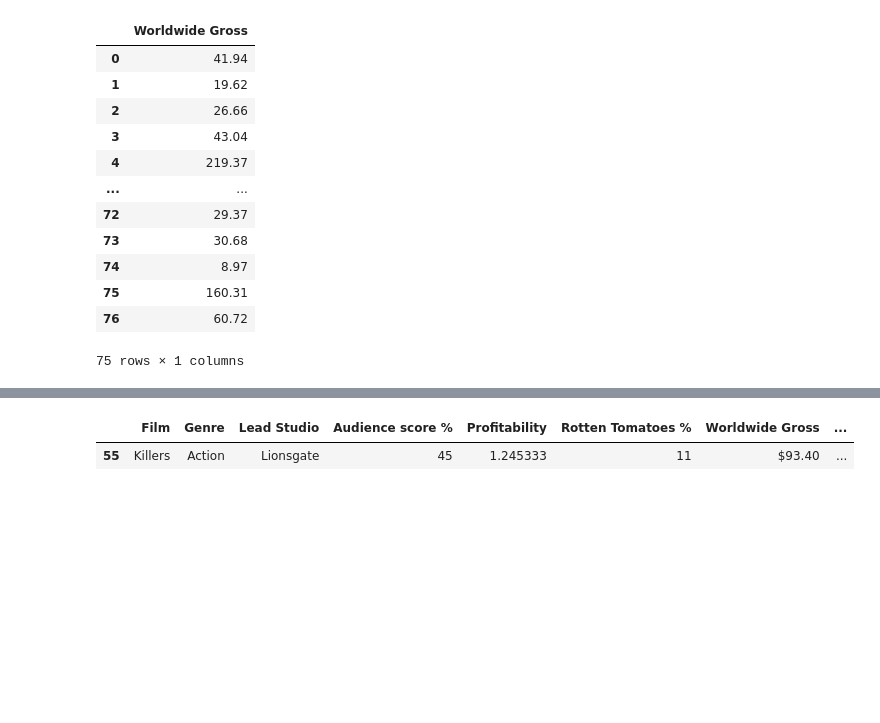
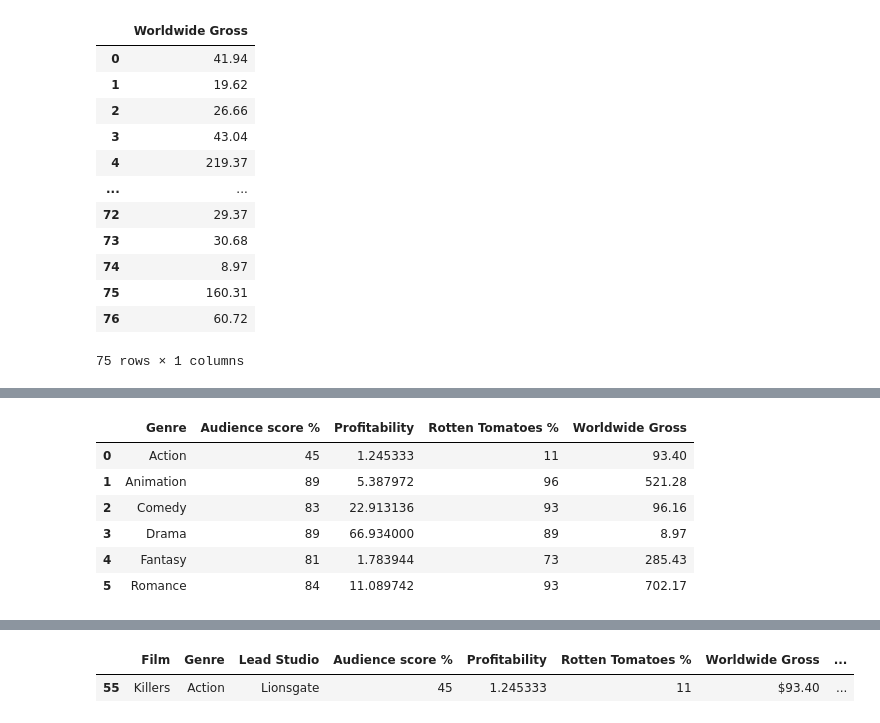
Before and after one commit to staspb2012/Educational_projects, a Jupyter notebook: Cinema_stats.ipynb, the cells around one changed output, grey strips where cells are left out. Drawn from its saved outputs; the diff is of its cells as text; code cells hidden in the pictures; blank space fills up the shorter version.

```diff
--- a/Cinema_stats.ipynb
+++ b/Cinema_stats.ipynb
@@ -258,0 +238,16 @@ del_dup_cinema.groupby('Genre').agg('min')
+# %%
+#Спомошью групировки по колонке 'Genre' получаем максимальные значения для каждого жанра и название картины
+del_dup_cinema.groupby('Genre').agg({
+  "Audience score %": "max",
+  "Profitability": "max",
+  "Rotten Tomatoes %": "max",
+  "Worldwide Gross": "max"
+}).reset_index()
+# %% [output]
+|  | Genre | Audience score % | Profitability | Rotten Tomatoes % | Worldwide Gross |
+| 0 | Action | 45 | 1.245333 | 11 | 93.40 |
+| 1 | Animation | 89 | 5.387972 | 96 | 521.28 |
+| 2 | Comedy | 83 | 22.913136 | 93 | 96.16 |
+| 3 | Drama | 89 | 66.934000 | 89 | 8.97 |
+| 4 | Fantasy | 81 | 1.783944 | 73 | 285.43 |
+| 5 | Romance | 84 | 11.089742 | 93 | 702.17 |
```
Also changed, not shown: parts of 5 cells of this notebook.
